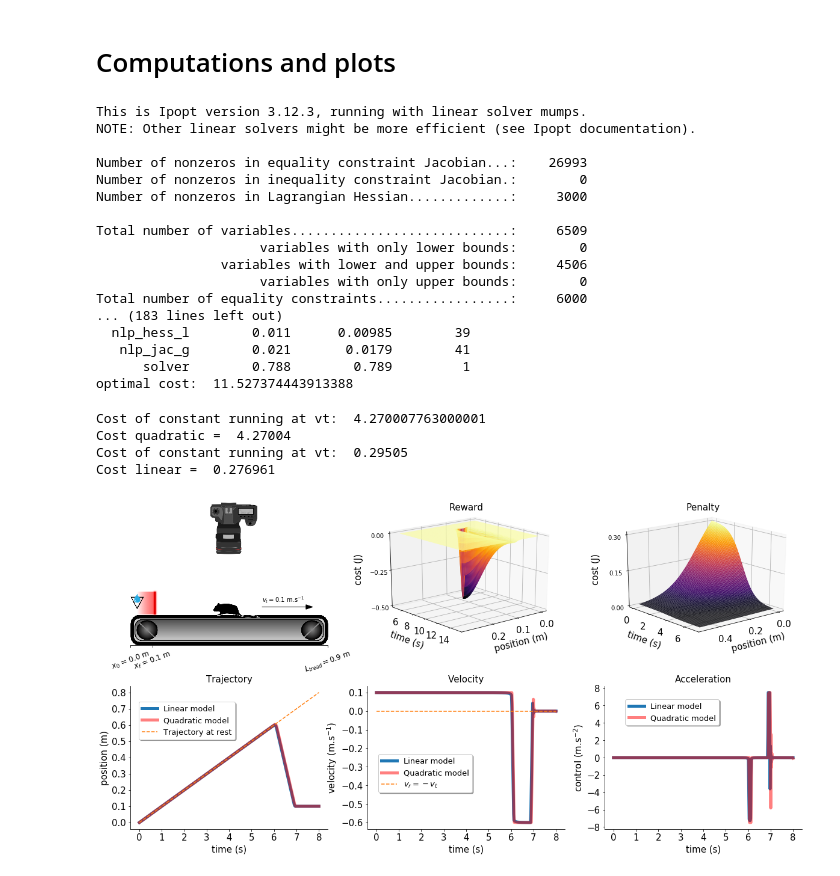
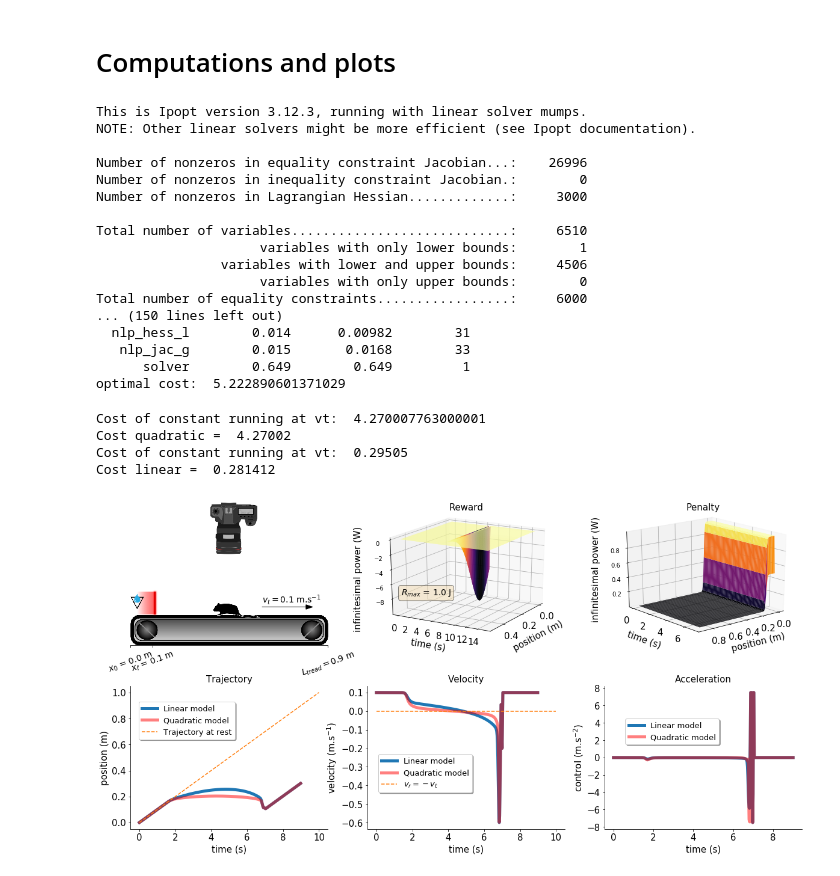
Before and after one commit to remy13127/rat_optimization, a Jupyter notebook: Power_law_model.ipynb, the cells around one changed output. Drawn from its saved outputs; the diff is of its cells as text; code cells hidden in the pictures.

```diff
--- a/Power_law_model.ipynb
+++ b/Power_law_model.ipynb
@@ -320,33 +318,37 @@ $$\dot{E} = 0.61+1.109\times 10^{-4} v^2 \quad \textrm{J/s}$$
 # %%
 # PARAMETERS FOR THE COMPUTATION
 vtapis = 0.1
-kxpenalty=1  # steepness of penalty cost (the higher the steeper: 100 very steep, 3 slightly, 1 very diffused)
+kxpenalty=100  # steepness of penalty cost (the higher the steeper: 100 very steep, 3 slightly, 1 very diffused)
 x0 = 0.0     # initial position
 xf = 0.1     # final position
-tf = 8.0     # final time (duration of experiment)
+tf = 10.     # final time (duration of experiment)
+reward_max=1.0  #maximum reward given to the rat for ET=7
+
 
 # COMPUTATION
-xl,xdotl,tl,accl,tal = optimal_trajectory(cost='linear',a=0.0216,b=0.2055,x0=x0,xf=xf,tf=tf,vtapis=vtapis,kxpenalty=kxpenalty)
-xq,xdotq,tq,accq,taccq = optimal_trajectory(cost='quadratic',a=0.61,b=1.109E-04,x0=x0,xf=xf,tf=tf,vtapis=vtapis,kxpenalty=kxpenalty)
+xl,xdotl,tl,accl,tal = optimal_trajectory(cost='linear',a=0.0216,b=0.2055,x0=x0,xf=xf,tf=tf,vtapis=vtapis,kxpenalty=kxpenalty,reward_max=reward_max)
+xq,xdotq,tq,accq,taccq = optimal_trajectory(cost='quadratic',a=0.61,b=1.109E-04,x0=x0,xf=xf,tf=tf,vtapis=vtapis,kxpenalty=kxpenalty,reward_max=reward_max)
 # %% [output]
 This is Ipopt version 3.12.3, running with linear solver mumps.
 NOTE: Other linear solvers might be more efficient (see Ipopt documentation).
 
-Number of nonzeros in equality constraint Jacobian...:    26993
+Number of nonzeros in equality constraint Jacobian...:    26996
 Number of nonzeros in inequality constraint Jacobian.:        0
 Number of nonzeros in Lagrangian Hessian.............:     3000
 
-Total number of variables............................:     6509
-                     variables with only lower bounds:        0
+Total number of variables............................:     6510
+                     variables with only lower bounds:        1
                 variables with lower and upper bounds:     4506
                      variables with only upper bounds:        0
 Total number of equality constraints.................:     6000
-... (183 lines left out)
-  nlp_hess_l        0.011      0.00985        39
-   nlp_jac_g        0.021       0.0179        41
-      solver        0.788        0.789         1
-optimal cost:  11.527374443913388
+... (150 lines left out)
+  nlp_hess_l        0.014      0.00982        31
+   nlp_jac_g        0.015       0.0168        33
+      solver        0.649        0.649         1
+optimal cost:  5.222890601371029
 # %%
+limit=450
+
 #COMPUTE ASSOCIATED COSTS
 costq=cost('quadratic',xdotq,0.61,1.109E-04,vtapis)
 print("Cost quadratic = ",costq)
@@ -368,44 +370,44 @@ f3_ax1.spines['left'].set_visible(False)
 f3_ax1.set_yticks([])
 f3_ax1.set_xticks([x0*1000,xf*1000,900])
 plt.xticks(rotation=20)
-f3_ax1.set_xticklabels([r'$x_0$ = '+str(x0)+' m',r'$x_f$ = '+str(xf)+' m',r'$L_{tread} = 0.9$ m'],size=12)
+f3_ax1.set_xticklabels([r'$x_0$ = '+str(x0)+' m',r'$x_f$ = '+str(xf)+' m',r'$L_{tread} = 0.9$ m'],size=14)
 plt.arrow(600,470,200,0,head_width=20.0,color='black')
-plt.text(600,450,r'$v_t = $'+str(vtapis)+' m.s$^{-1}$')
+plt.text(600,450,r'$v_t = $'+str(vtapis)+' m.s$^{-1}$',size=14)
 
 #REWARD FUNCTION
 f3_ax2 = fig3.add_subplot(gs[:3, 2:4],projection="3d")
 f3_ax2.set_title('Reward',size=15)
-t = np.linspace(5,15,100)
-x = np.linspace(0.0,0.30,100)
+t = np.linspace(0,15,100)
+x = np.linspace(0.0,0.50,100)
 X,T = np.meshgrid(x,t)
-Z = reward_function(X,T,mux=0.1,mut=6.95,steepnesst=1000)
+Z = reward_function2(t=T,dt=0.1,reward_max=reward_max,x=X,sigma_x=0.1,mu_x=0.1)
 f3_ax2.plot_surface(X, T, Z, rstride=1, cstride=1,cmap='inferno', edgecolor='none')
 plt.xlabel('position (m)',size=15,labelpad=10)
-plt.xticks(np.arange(0, 0.3, step=0.1))
+plt.xticks(np.arange(0, 0.5, step=0.2))
 plt.ylabel('time (s)',size=15,labelpad=10)
 f3_ax2.zaxis.set_rotate_label(False)
-f3_ax2.set_zlabel('cost (J)',size=15,labelpad=10,rotation=90)
-f3_ax2.set_zticks(np.linspace(0,-0.5,3))
-f3_ax2.view_init(20, 50)
+f3_ax2.set_zlabel('infinitesimal power (W)',size=15,labelpad=10,rotation=90)
+#f3_ax2.set_zticks(np.linspace(0,-10.0,5))
+f3_ax2.view_init(20, 30)
 plt.xticks(size = 15)
 plt.yticks(size = 15)
-
+f3_ax2.text2D(0.17, 0.35, r"$R_{max}$ = "+str(reward_max)+' J', transform=f3_ax2.transAxes,size=14,bbox=dict(boxstyle='round', facecolor='wheat', alpha=0.5))
 
 #PENALTY FUNCTION
 f3_ax3 = fig3.add_subplot(gs[:3, 4:],projection='3d')
 f3_ax3.set_title('Penalty',size=15)
-x = np.linspace(0.0,0.5,100)
+x = np.linspace(0.0,0.9,100)
 t = np.linspace(0.0,7.0)
 X,T = np.meshgrid(x,t)
-Z = penalty_function(X,T,a=0.0216,b=0.2055,mux=0.1,mut=3.5,kxpenalty=kxpenalty,steepnesst=5,vtapis=vtapis)
+Z = penalty2(t=T,mut=7.0,kt=100,height=1.0,x=X,mux=0.1,kx=kxpenalty)
 f3_ax3.plot_surface(X, T, Z, rstride=1, cstride=1,cmap='inferno', edgecolor='none')
 plt.xlabel('position (m)',size=15,labelpad=10)
-plt.xticks(np.arange(0, 0.5, step=0.2))
+plt.xticks(np.arange(0, 0.9, step=0.2))
 plt.yticks(np.arange(0, 7, step=2))
 plt.ylabel('time (s)',size=15,labelpad=10)
 f3_ax3.zaxis.set_rotate_label(False)
-f3_ax3.set_zlabel('cost (J)',size=15,labelpad=10,rotation=90)
-f3_ax3.set_zticks(np.linspace(0,0.3,3))
+f3_ax3.set_zlabel('infinitesimal power (W)',size=15,labelpad=10,rotation=90)
+#f3_ax3.set_zticks(np.linspace(0,4,5))
 f3_ax3.view_init(20, 50)
 plt.xticks(size = 15)
 plt.yticks(size = 15)
@@ -414,8 +416,8 @@ plt.yticks(size = 15)
 #TRAJECTORY
 f3_ax4 = fig3.add_subplot(gs[3:,:2])
 f3_ax4.set_title('Trajectory',size=15)
-plt.plot(tl,xl,label='Linear model',linewidth=5.0,alpha=1.0)
-plt.plot(tq,xq,label='Quadratic model',linewidth=5.0,alpha=0.5,color='red')
+plt.plot(tl[:limit],xl[:limit],label='Linear model',linewidth=5.0,alpha=1.0)
+plt.plot(tq[:limit],xq[:limit],label='Quadratic model',linewidth=5.0,alpha=0.5,color='red')
 plt.plot(tl,[0.1*t for t in tl],'--',label='Trajectory at rest')
 f3_ax4.spines['top'].set_visible(False)
 f3_ax4.spines['right'].set_visible(False)
@@ -427,39 +429,39 @@ plt.xlabel('time (s)',size=15)
 
 
 #VELOCITY
 f3_ax5 = fig3.add_subplot(gs[3:, 2:4])
 f3_ax5.set_title('Velocity',size=15)
-plt.plot(tl,xdotl,label='Linear model',linewidth=5.0)
-plt.plot(tq,xdotq,label='Quadratic model',linewidth=5.0,alpha=0.5,color='red')
+plt.plot(tl[:limit],xdotl[:limit],label='Linear model',linewidth=5.0)
+plt.plot(tq[:limit],xdotq[:limit],label='Quadratic model',linewidth=5.0,alpha=0.5,color='red')
 plt.plot(tl,[0.0 for t in tl],'--',label=r'$v_r=-v_t$')
 plt.ylabel(r'velocity (m.s$^{-1}$)',size=15)
 plt.xlabel('time (s)',size = 15)
 f3_ax5.spines['top'].set_visible(False)
 f3_ax5.spines['right'].set_visible(False)
 f3_ax5.legend(fontsize=13,bbox_to_anchor=(.55, .55),shadow=True, ncol=1)
 plt.xticks(size = 15)
 plt.yticks(size = 15)
 
 
 #ACCELERATION
 f3_ax6 = fig3.add_subplot(gs[3:, 4:])
 f3_ax6.set_title('Acceleration',size=15)
-plt.plot(tal,accl,label='Linear model',linewidth=5.0)
-plt.plot(taccq,accq,label='Quadratic model',color='red',alpha=0.5,linewidth=5.0)
+plt.plot(tal[:limit],accl[:limit],label='Linear model',linewidth=5.0)
+plt.plot(taccq[:limit],accq[:limit],label='Quadratic model',color='red',alpha=0.5,linewidth=5.0)
 plt.ylabel(r'control (m.s$^{-2}$)',size=15)
 plt.xlabel('time (s)',size=15)
 f3_ax6.spines['top'].set_visible(False)
 f3_ax6.spines['right'].set_visible(False)
-f3_ax6.legend(fontsize=13,bbox_to_anchor=(.6, .7),shadow=True, ncol=1)
+f3_ax6.legend(fontsize=13,bbox_to_anchor=(.6, .8),shadow=True, ncol=1)
 plt.xticks(size = 15)
 plt.yticks(size = 15)
 
 
-plt.savefig('Results'+str(kxpenalty)+'.pdf')
+plt.savefig('LQ2_Results_kxpenalty'+str(kxpenalty)+'.pdf')
 plt.show()
 # %% [output]
 Cost of constant running at vt:  4.270007763000001
-Cost quadratic =  4.27004
+Cost quadratic =  4.27002
 Cost of constant running at vt:  0.29505
-Cost linear =  0.276961
+Cost linear =  0.281412
-[figure, old version]
+[figure, new version]
```
Also changed, not shown: parts of 3 cells of this notebook, 2 other files.
